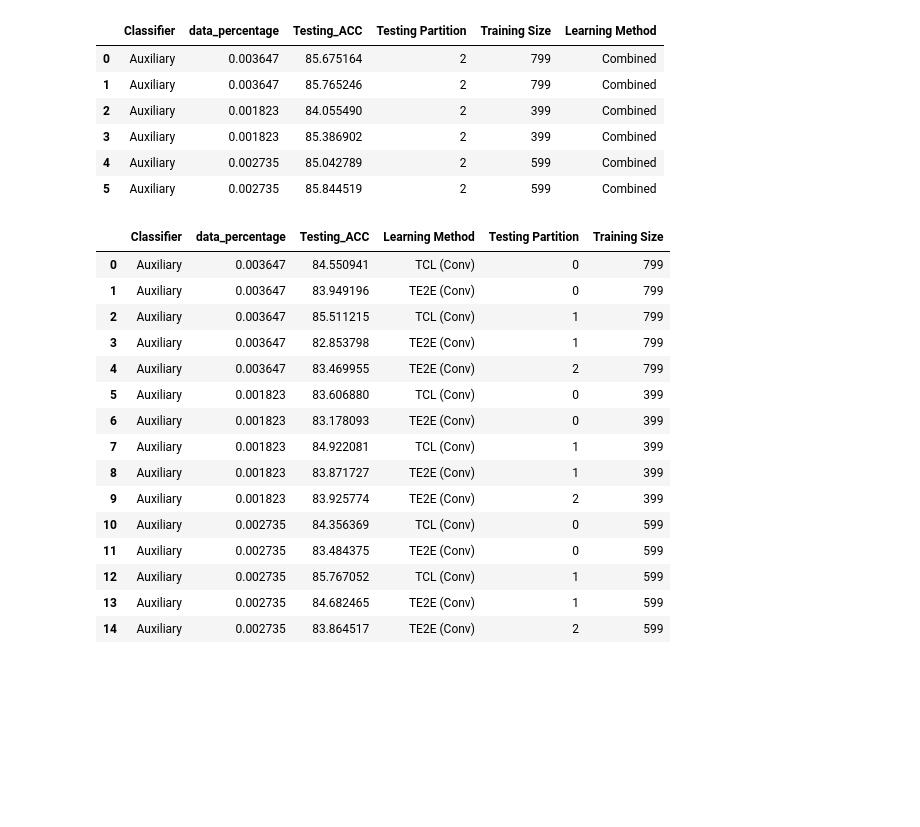
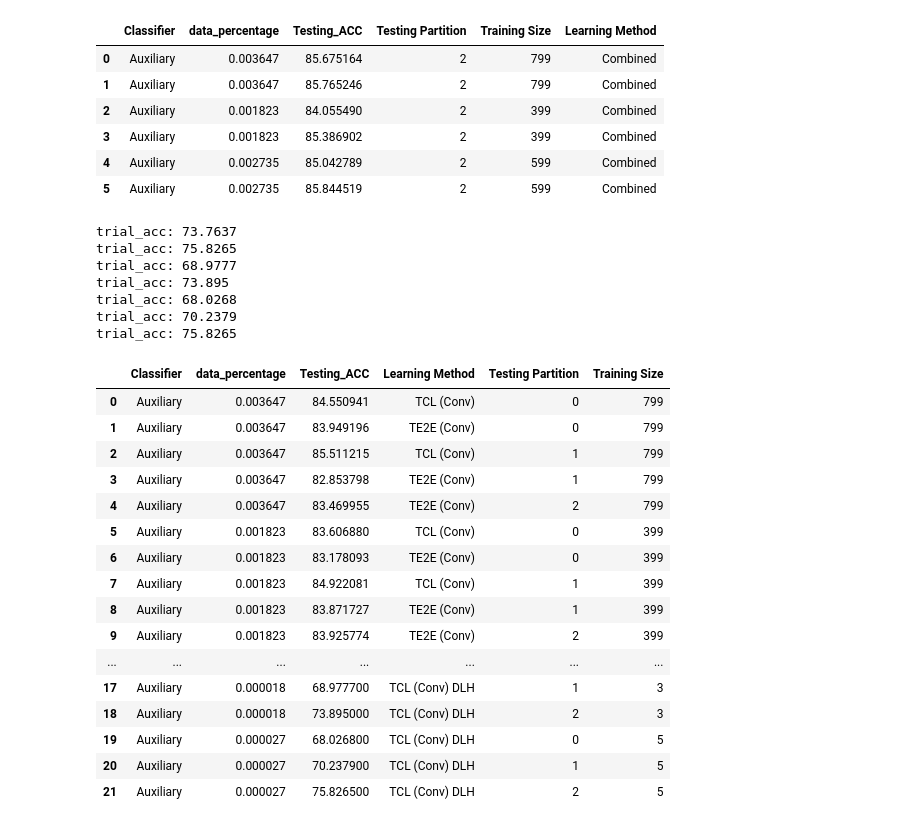
Before and after one commit to cesararevalo/cascade_transfer_learning_medical, a Jupyter notebook: draft_test_results.ipynb, the cells around one changed output. Saved outputs shown, nothing was run; the diff lists cells and outputs as text; code cells hidden in the pictures; blank space fills up the shorter version.

```diff
--- a/draft_test_results.ipynb
+++ b/draft_test_results.ipynb
@@ -124,15 +95,15 @@ df
 result_id_aux = []
 
 for cfold in range(5):
-    for lm in ['TE2E (Conv)', 'TCL (Conv)']:
-            for d in df.data_percentage.unique(): # datapercentage
-                try:
-                    r = df.loc[(df['currerent_fold'] == cfold)
-                                        &(df['Learning Method'] == lm)
-                               &(df['data_percentage'] == d)]
-                    result_id_aux.append(r['ACC'].idxmax())
-                except Exception as e:
-                    continue
+    for lm in ['TE2E (Conv)', 'TCL (Conv)', 'TCL (Conv) DLH']:
+        for d in df.data_percentage.unique(): # datapercentage
+            try:
+                r = df.loc[(df['currerent_fold'] == cfold)
+                                    &(df['Learning Method'] == lm)
+                           &(df['data_percentage'] == d)]
+                result_id_aux.append(r['ACC'].idxmax())
+            except Exception as e:
+                continue
 
 
 aux = df.loc[result_id_aux].copy()
@@ -187,16 +159,17 @@ Name: trial_id, dtype: object
 # getting test result
 from sklearn.metrics import confusion_matrix
 
-path = './TCL_IDC'
+paths = ['./TCL_IDC', './draft_test_results']
 def get_model_score(trial_id):
     output, logit, score = 0, 0, 0
-    for i in os.listdir(path):
-        if trial_id in i:
-            ckpt = os.path.join(path, i, 'checkpoint')
-#                     print(torch.load(ckpt, map_location='cpu'))
-            output = torch.load(ckpt, map_location='cpu')['model_state_dict']
-            logit = torch.load(ckpt, map_location='cpu')['predict_logit']
-            score = torch.load(ckpt, map_location='cpu')['score']
+    for path in paths:
+        for i in os.listdir(path):
+            if trial_id in i:
+                ckpt = os.path.join(path, i, 'checkpoint')
+                output = torch.load(ckpt, map_location='cpu')['model_state_dict']
+                logit = torch.load(ckpt, map_location='cpu')['predict_logit']
+                score = torch.load(ckpt, map_location='cpu')['score']
+                return output, logit, score
 
     return output, logit, score
 
@@ -290,45 +263,57 @@ test_partition = []
 for i in ['Auxiliary']:
     for j in df.data_percentage.unique():
         for p in df.partition_random_state.unique(): # random state of test partition
-            for l in ['TCL (Conv)', 'TE2E (Conv)']:
+            for l in ['TCL (Conv)', 'TE2E (Conv)', 'TCL (Conv) DLH']:
                 try:
                     trials = max_.loc[(i,j,p,l)] # fetch trials from max_
                 except:
                     continue
-                trial = get_test_acc_logit(df, trials.trial_id)
+                if l in ['TCL (Conv)', 'TE2E (Conv)']:
+                    trial_acc = get_test_acc_logit(df, trials.trial_id)['ACC']
+                else:
+                    trial_acc = df.loc[df.trial_id == trials.trial_id]['ACC'].iloc[0]
+                    print(f'trial_acc: {trial_acc}')
 
                 # combined classfiers
-                acc.append(trial['ACC'])
+                acc.append(trial_acc)
                 classifier.append(i)
                 data_fraction.append(j)
                 learning_method.append(l)
                 test_partition.append(p)
 
 df_new = pd.DataFrame({'Classifier':classifier
                             , 'data_percentage':data_fraction
                             , 'Testing_ACC':acc,
                       'Learning Method':learning_method,
                       'Testing Partition':test_partition})
 
 df_new['Training Size'] = df_new['data_percentage'].apply(lambda x: int(T_SIZE * x))
 df_new
 # %% [output]
+trial_acc: 73.7637
+trial_acc: 75.8265
+trial_acc: 68.9777
+trial_acc: 73.895
+trial_acc: 68.0268
+trial_acc: 70.2379
+trial_acc: 75.8265
 |  | Classifier | data_percentage | Testing_ACC | Learning Method | Testing Partition | Training Size |
 | 0 | Auxiliary | 0.003647 | 84.550941 | TCL (Conv) | 0 | 799 |
 | 1 | Auxiliary | 0.003647 | 83.949196 | TE2E (Conv) | 0 | 799 |
 | 2 | Auxiliary | 0.003647 | 85.511215 | TCL (Conv) | 1 | 799 |
 | 3 | Auxiliary | 0.003647 | 82.853798 | TE2E (Conv) | 1 | 799 |
 | 4 | Auxiliary | 0.003647 | 83.469955 | TE2E (Conv) | 2 | 799 |
 | 5 | Auxiliary | 0.001823 | 83.606880 | TCL (Conv) | 0 | 399 |
 | 6 | Auxiliary | 0.001823 | 83.178093 | TE2E (Conv) | 0 | 399 |
 | 7 | Auxiliary | 0.001823 | 84.922081 | TCL (Conv) | 1 | 399 |
 | 8 | Auxiliary | 0.001823 | 83.871727 | TE2E (Conv) | 1 | 399 |
 | 9 | Auxiliary | 0.001823 | 83.925774 | TE2E (Conv) | 2 | 399 |
-| 10 | Auxiliary | 0.002735 | 84.356369 | TCL (Conv) | 0 | 599 |
-| 11 | Auxiliary | 0.002735 | 83.484375 | TE2E (Conv) | 0 | 599 |
-| 12 | Auxiliary | 0.002735 | 85.767052 | TCL (Conv) | 1 | 599 |
-| 13 | Auxiliary | 0.002735 | 84.682465 | TE2E (Conv) | 1 | 599 |
-| 14 | Auxiliary | 0.002735 | 83.864517 | TE2E (Conv) | 2 | 599 |
+| ... | ... | ... | ... | ... | ... | ... |
+| 17 | Auxiliary | 0.000018 | 68.977700 | TCL (Conv) DLH | 1 | 3 |
+| 18 | Auxiliary | 0.000018 | 73.895000 | TCL (Conv) DLH | 2 | 3 |
+| 19 | Auxiliary | 0.000027 | 68.026800 | TCL (Conv) DLH | 0 | 5 |
+| 20 | Auxiliary | 0.000027 | 70.237900 | TCL (Conv) DLH | 1 | 5 |
+| 21 | Auxiliary | 0.000027 | 75.826500 | TCL (Conv) DLH | 2 | 5 |
 # %%
 max_combined = df_new.merge(df_combined, on=list(df_combined), how='outer')
 max_combined = max_combined.rename(columns={'Testing_ACC': 'Testing ACC'})
```
Also changed, not shown: parts of 12 cells of this notebook.
